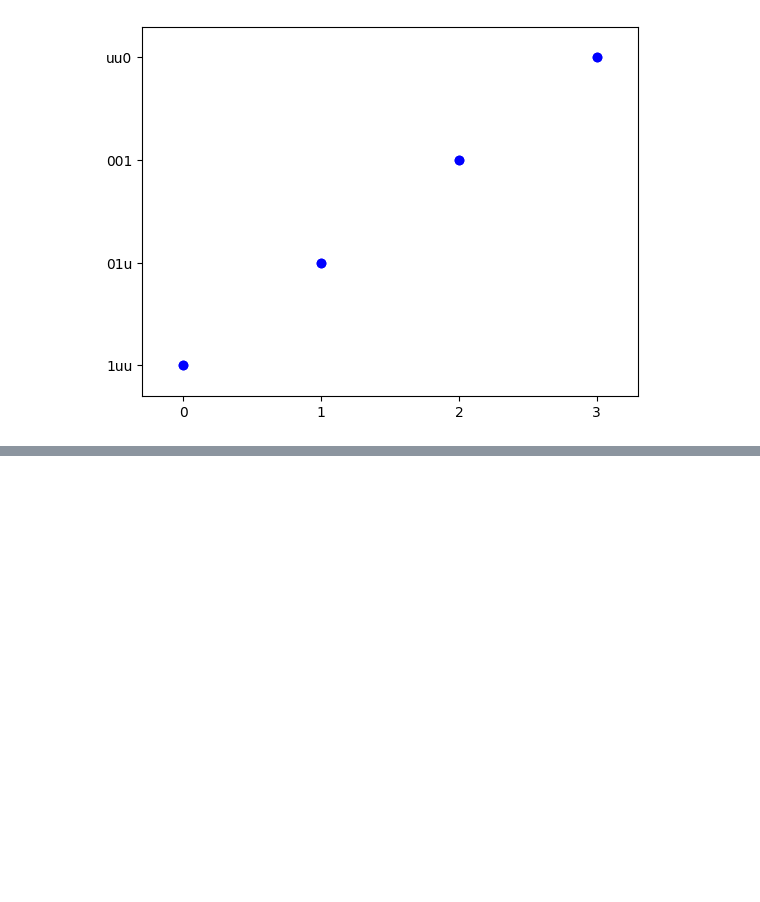
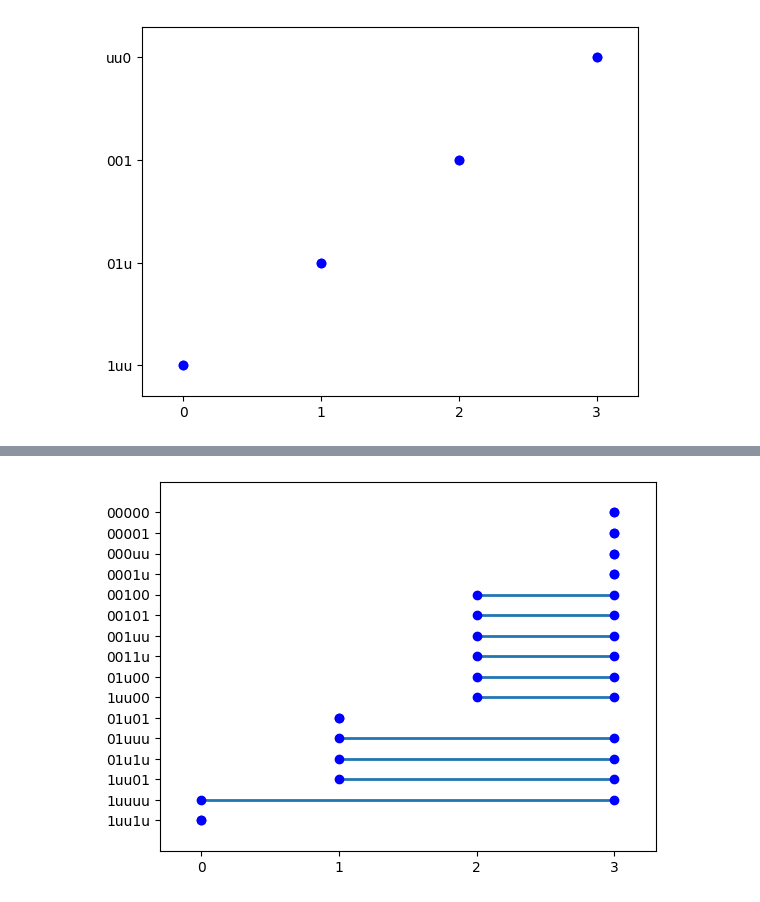
Before and after one commit to mihaicraciun2002/conditional-reasoning-tools, a Jupyter notebook: rational_closures_vectorised_valuations_gdrive.ipynb, the cells around one changed output, grey strips where cells are left out. Drawn from its saved outputs; the diff is of its cells as text; code cells hidden in the pictures; blank space fills up the shorter version.

```diff
--- a/rational_closures_vectorised_valuations_gdrive.ipynb
+++ b/rational_closures_vectorised_valuations_gdrive.ipynb
@@ -370 +360,7 @@ Rank for valuation 00000 is 3
+# %%
+bb = ["1uu1u", "1uuuu", "1uu01", "01u1u", "01uuu", "01u01", "1uu00", "01u00", "0011u", "001uu", "00101", "00100", "0001u", "000uu", "00001", "00000"]
+
+display_raw(bb, [(0, 0), (0, 3), (1, 3), (1, 3), (1, 3), (1, 1), (2, 3), (2, 3), (2, 3), (2, 3), (2, 3), (2, 3), (3, 3), (3, 3), (3, 3), (3, 3)], reverse=True)
+# %% [output]
+[figure, added]
 # %%
```
Also changed, not shown: parts of 9 cells of this notebook, 1 other file.
